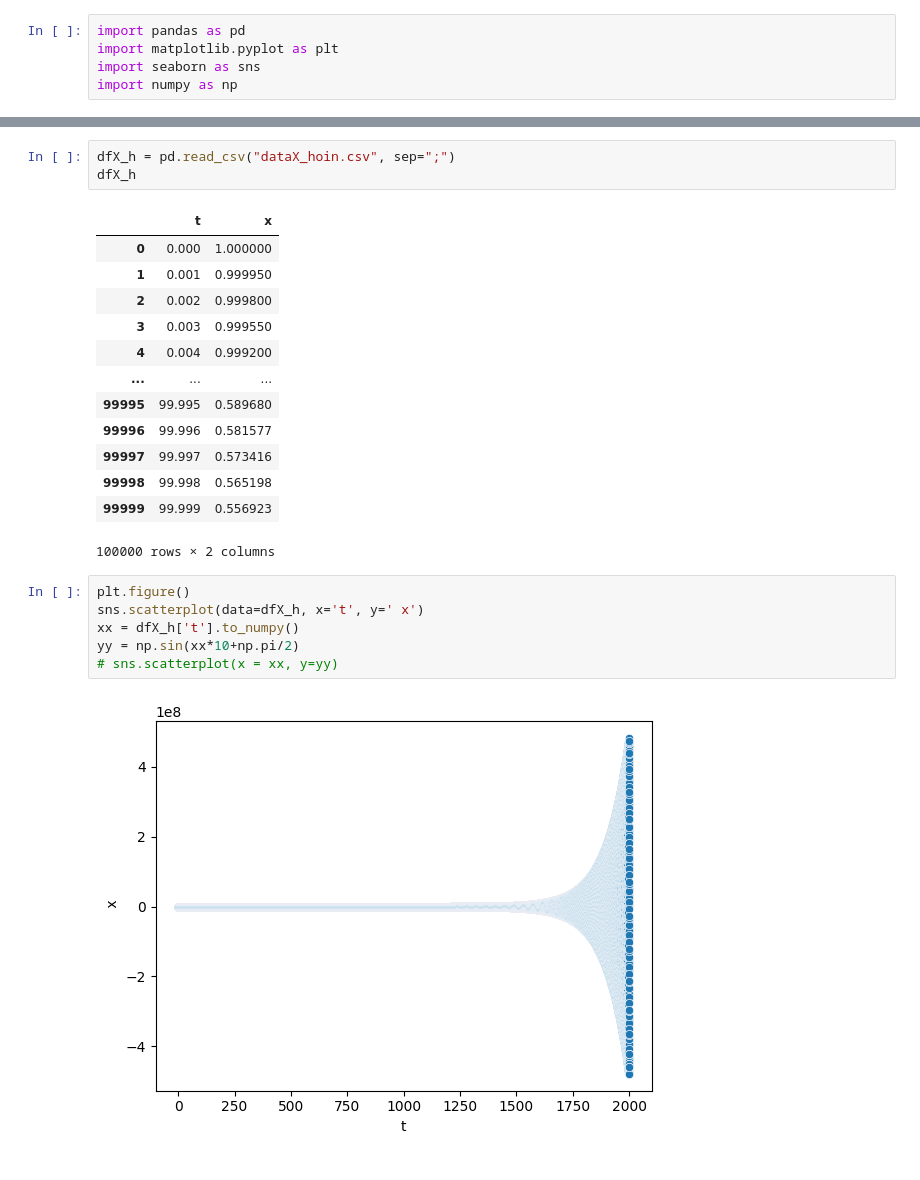
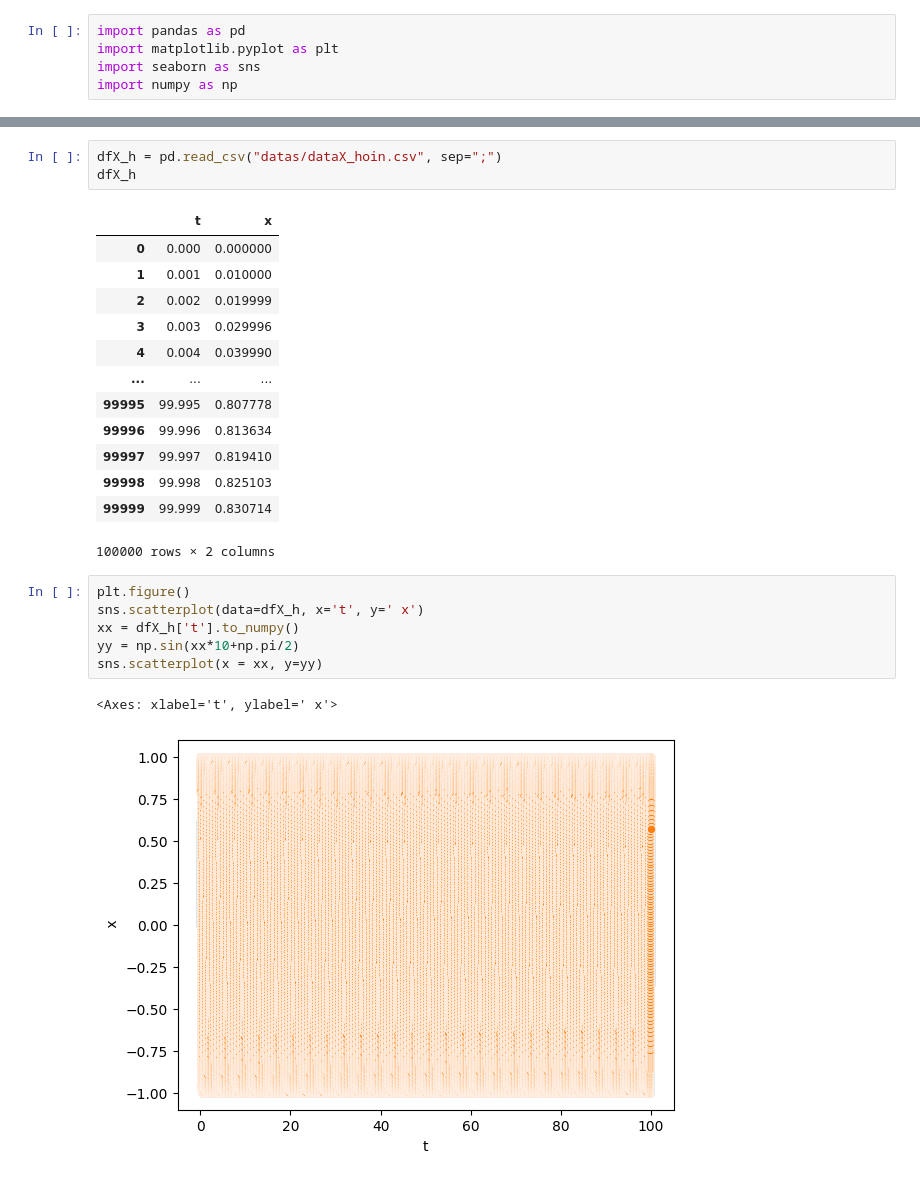
Before and after one commit to phystech123/math_models, a Jupyter notebook: 4th/main.ipynb, the cells around one changed output, grey strips where cells are left out. Cells and saved outputs as stored; diff of their text form.

```diff
--- a/4th/main.ipynb
+++ b/4th/main.ipynb
@@ -58,26 +58,27 @@ sns.scatterplot(x = xx, y=yy)
 # %%
-dfX_h = pd.read_csv("dataX_hoin.csv", sep=";")
+dfX_h = pd.read_csv("datas/dataX_hoin.csv", sep=";")
 dfX_h
 # %% [output]
 |  | t | x |
-| 0 | 0.000 | 1.000000 |
-| 1 | 0.001 | 0.999950 |
-| 2 | 0.002 | 0.999800 |
-| 3 | 0.003 | 0.999550 |
-| 4 | 0.004 | 0.999200 |
+| 0 | 0.000 | 0.000000 |
+| 1 | 0.001 | 0.010000 |
+| 2 | 0.002 | 0.019999 |
+| 3 | 0.003 | 0.029996 |
+| 4 | 0.004 | 0.039990 |
 | ... | ... | ... |
-| 99995 | 99.995 | 0.589680 |
-| 99996 | 99.996 | 0.581577 |
-| 99997 | 99.997 | 0.573416 |
-| 99998 | 99.998 | 0.565198 |
-| 99999 | 99.999 | 0.556923 |
+| 99995 | 99.995 | 0.807778 |
+| 99996 | 99.996 | 0.813634 |
+| 99997 | 99.997 | 0.819410 |
+| 99998 | 99.998 | 0.825103 |
+| 99999 | 99.999 | 0.830714 |
 100000 rows × 2 columns
 # %%
 plt.figure()
 sns.scatterplot(data=dfX_h, x='t', y=' x')
 xx = dfX_h['t'].to_numpy()
 yy = np.sin(xx*10+np.pi/2)
-# sns.scatterplot(x = xx, y=yy)
+sns.scatterplot(x = xx, y=yy)
 # %% [output]
+<Axes: xlabel='t', ylabel=' x'>
-[figure, old version]
+[figure, new version]
 # %%
```
Also changed, not shown: parts of 10 cells of this notebook, 20 other files.
